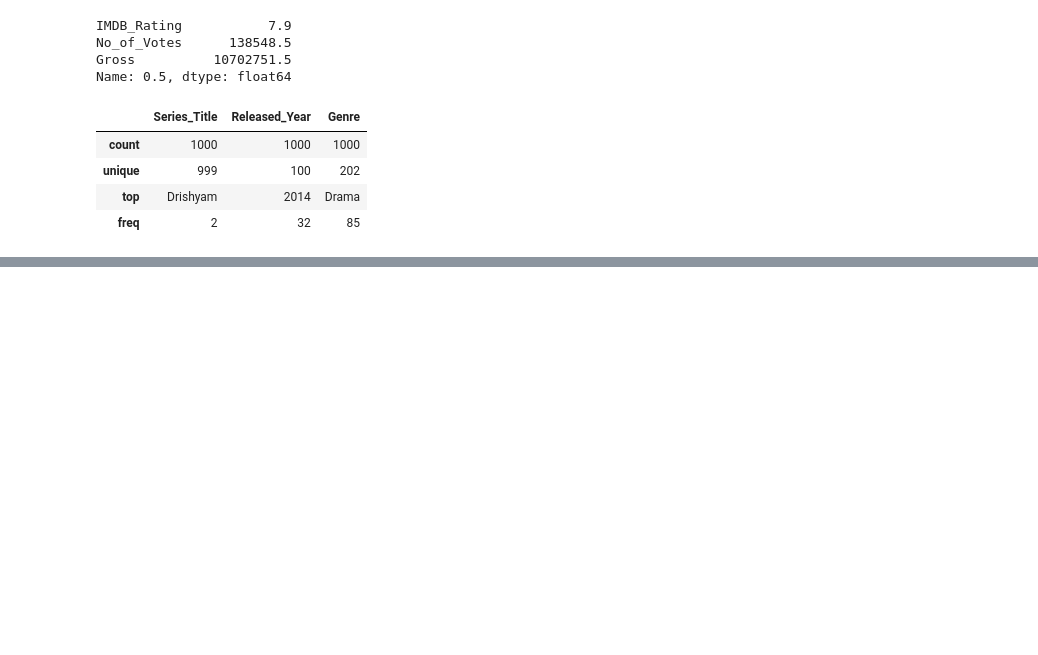
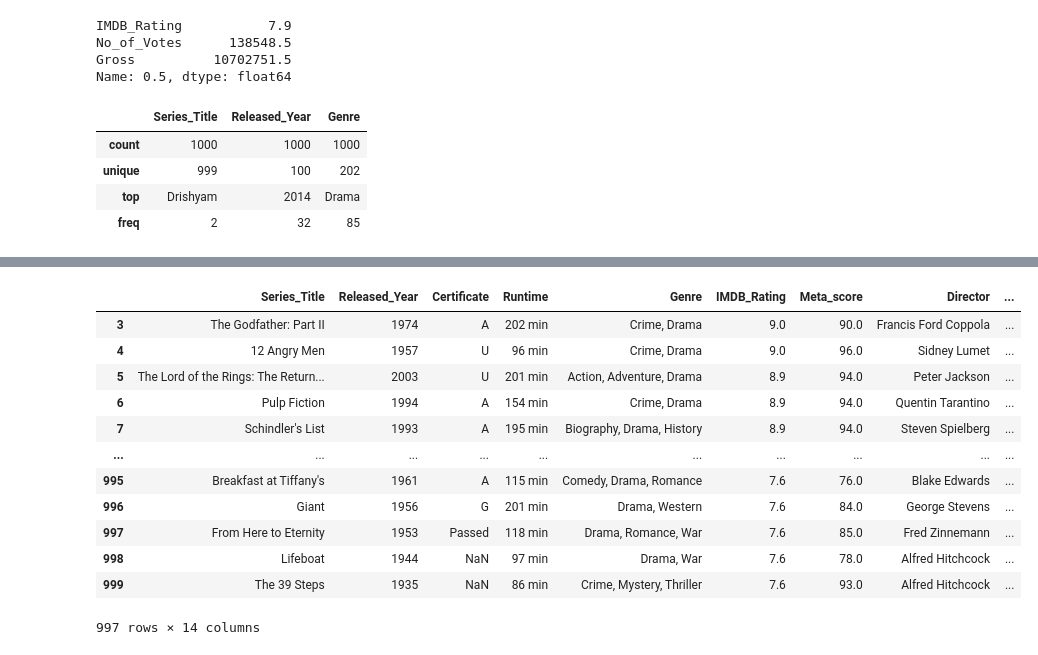
Before and after one commit to ayaboulabiar19/data_pipelines, a Jupyter notebook: learning_path/data_manipulation_with_pandas/data_manipulation.ipynb, the cells around one changed output, grey strips where cells are left out. Drawn from its saved outputs; the diff is of its cells as text; code cells hidden in the pictures; blank space fills up the shorter version.

```diff
--- a/learning_path/data_manipulation_with_pandas/data_manipulation.ipynb
+++ b/learning_path/data_manipulation_with_pandas/data_manipulation.ipynb
@@ -1056,0 +1314,18 @@ movies.describe(include=['O'])
+# %%
+#removes all the index labels that we specify from the dataframe
+#it's going to remove the first 3 labels
+movies.drop(labels=[0,1,2])
+# %% [output]
+|  | Series_Title | Released_Year | Certificate | Runtime | Genre | IMDB_Rating | Meta_score | Director | ... |
+| 3 | The Godfather: Part II | 1974 | A | 202 min | Crime, Drama | 9.0 | 90.0 | Francis Ford Coppola | ... |
+| 4 | 12 Angry Men | 1957 | U | 96 min | Crime, Drama | 9.0 | 96.0 | Sidney Lumet | ... |
+| 5 | The Lord of the Rings: The Return... | 2003 | U | 201 min | Action, Adventure, Drama | 8.9 | 94.0 | Peter Jackson | ... |
+| 6 | Pulp Fiction | 1994 | A | 154 min | Crime, Drama | 8.9 | 94.0 | Quentin Tarantino | ... |
+| 7 | Schindler's List | 1993 | A | 195 min | Biography, Drama, History | 8.9 | 94.0 | Steven Spielberg | ... |
+| ... | ... | ... | ... | ... | ... | ... | ... | ... | ... |
+| 995 | Breakfast at Tiffany's | 1961 | A | 115 min | Comedy, Drama, Romance | 7.6 | 76.0 | Blake Edwards | ... |
+| 996 | Giant | 1956 | G | 201 min | Drama, Western | 7.6 | 84.0 | George Stevens | ... |
+| 997 | From Here to Eternity | 1953 | Passed | 118 min | Drama, Romance, War | 7.6 | 85.0 | Fred Zinnemann | ... |
+| 998 | Lifeboat | 1944 | NaN | 97 min | Drama, War | 7.6 | 78.0 | Alfred Hitchcock | ... |
+| 999 | The 39 Steps | 1935 | NaN | 86 min | Crime, Mystery, Thriller | 7.6 | 93.0 | Alfred Hitchcock | ... |
+997 rows × 14 columns
```
Also changed, not shown: parts of 85 cells of this notebook, 1 other file.
